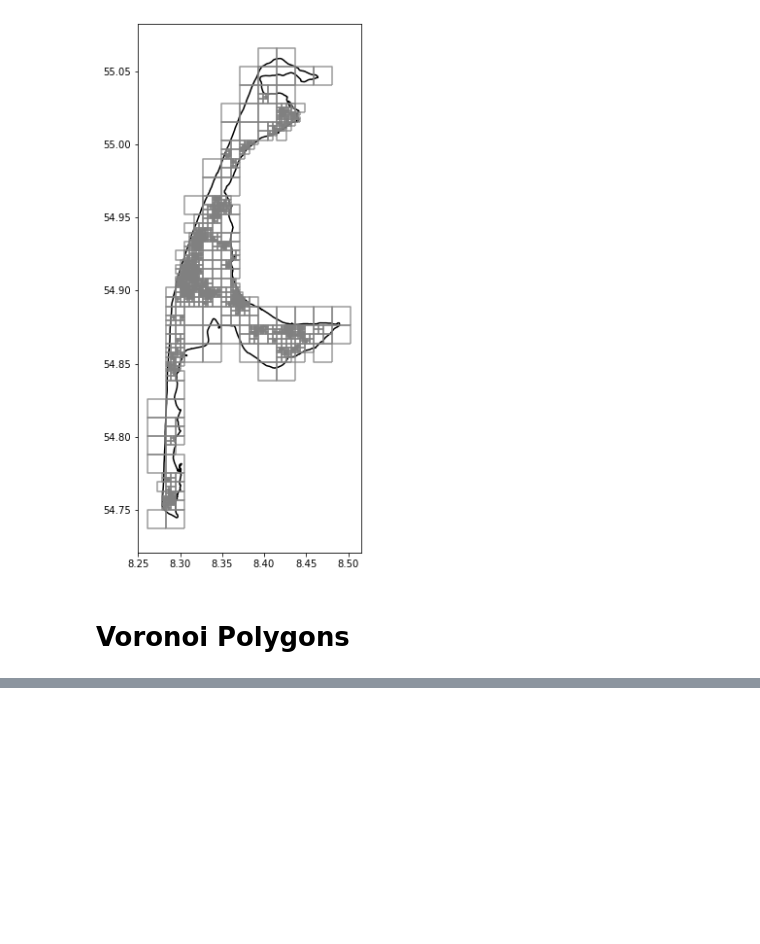
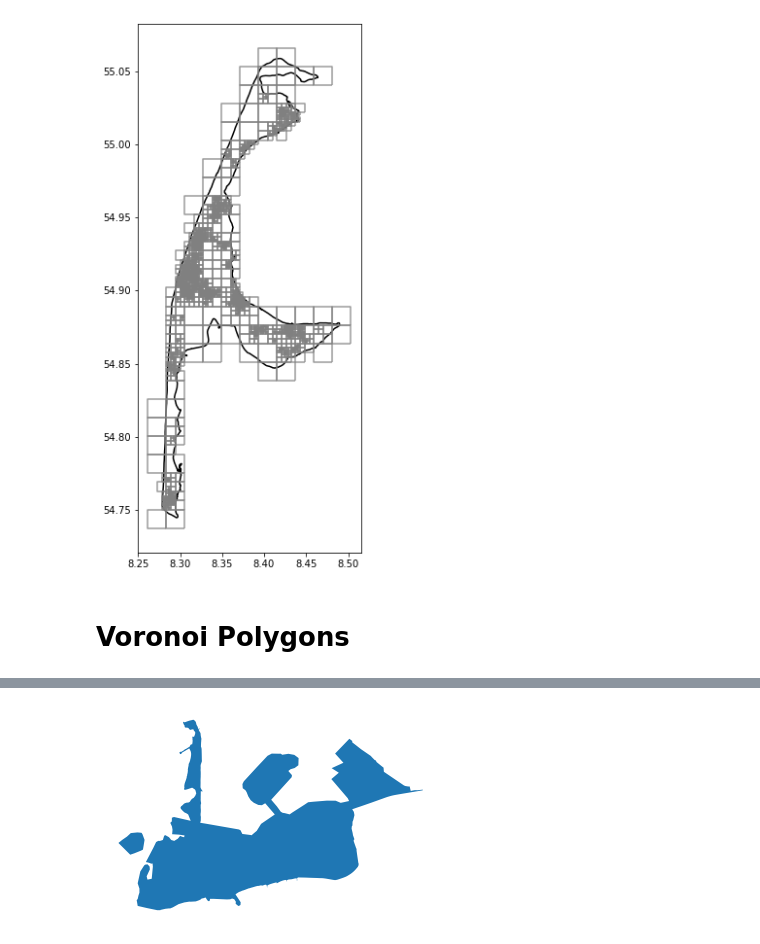
Before and after one commit to siavash-saki/tesspy, a Jupyter notebook: tesspy/test_jn_04_islands.ipynb, the cells around one changed output, grey strips where cells are left out. Cells and saved outputs as stored; diff of their text form; code cells hidden in the pictures; blank space fills up the shorter version.

```diff
--- a/tesspy/test_jn_04_islands.ipynb
+++ b/tesspy/test_jn_04_islands.ipynb
@@ -65,0 +87,6 @@ NameError: name 'np' is not defined
+# %%
+key_west_polygon = key_west.get_polygon()
+
+key_west_polygon.plot().set_axis_off()
+# %% [output]
+[figure, added]
```
Also changed, not shown: parts of 8 cells of this notebook.
